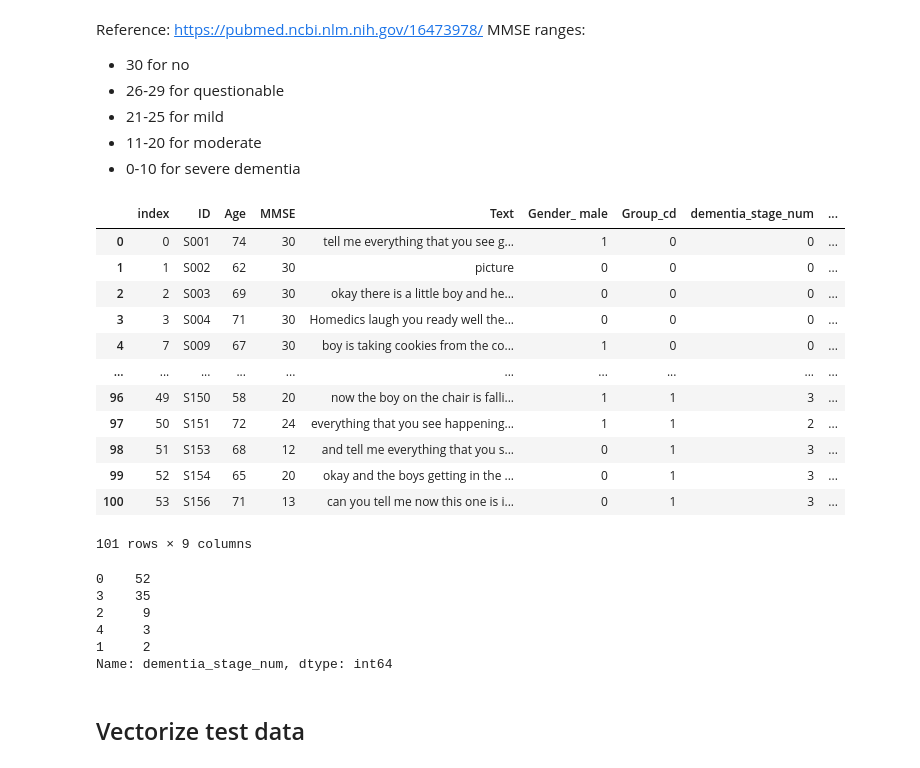
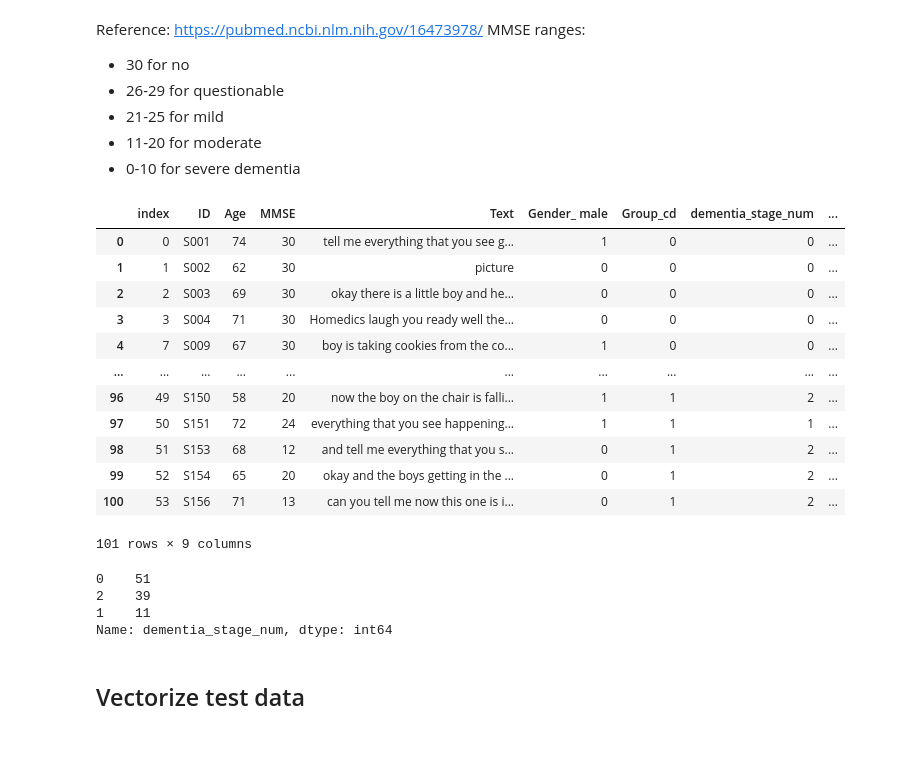
Before and after one commit to W210-SP21-Capstone-Dementia/model, a Jupyter notebook: Text-based model work.ipynb, the cells around one changed output. Saved outputs shown, nothing was run; the diff lists cells and outputs as text; code cells hidden in the pictures.

```diff
--- a/Text-based model work.ipynb
+++ b/Text-based model work.ipynb
@@ -326,46 +326,36 @@ merged_data['dementia_stage_text'] = 'None'
 # %%
 # Set dementia stage value for all row indexes which MMSE are in certain ranges
 
-# Questionable stage
-merged_data['dementia_stage_num'][(merged_data['MMSE'] > 25) & (merged_data['MMSE'] < 30)] = 1
-merged_data['dementia_stage_text'][(merged_data['MMSE'] > 25) & (merged_data['MMSE'] < 30)] = 'Questionable'
+# Mild stage
+merged_data['dementia_stage_num'][(merged_data['MMSE'] > 20) & (merged_data['MMSE'] < 30)] = 1
+merged_data['dementia_stage_text'][(merged_data['MMSE'] > 20) & (merged_data['MMSE'] < 30)] = 'Mild'
 
-# Mild stage
-merged_data['dementia_stage_num'][(merged_data['MMSE'] > 20) & (merged_data['MMSE'] < 26)] = 2
-merged_data['dementia_stage_text'][(merged_data['MMSE'] > 20) & (merged_data['MMSE'] < 26)] = 'Mild'
-
-# Moderate stage
-merged_data['dementia_stage_num'][(merged_data['MMSE'] > 10) & (merged_data['MMSE'] < 21)] = 3
-merged_data['dementia_stage_text'][(merged_data['MMSE'] > 10) & (merged_data['MMSE'] < 21)] = 'Moderate'
-
-# Severe stage
-merged_data['dementia_stage_num'][merged_data['MMSE'] < 10] = 4
-merged_data['dementia_stage_text'][merged_data['MMSE'] < 10] = 'Severe'
+# Moderate/Severe stage
+merged_data['dementia_stage_num'][(merged_data['MMSE'] < 21)] = 2
+merged_data['dementia_stage_text'][(merged_data['MMSE'] < 21)] = 'Moderate/Severe'
 
 merged_data
 # %% [output]
 |  | index | ID | Age | MMSE | Text | Gender_ male | Group_cd | dementia_stage_num | ... |
 | 0 | 0 | S001 | 74 | 30 | tell me everything that you see g... | 1 | 0 | 0 | ... |
 | 1 | 1 | S002 | 62 | 30 | picture | 0 | 0 | 0 | ... |
 | 2 | 2 | S003 | 69 | 30 | okay there is a little boy and he... | 0 | 0 | 0 | ... |
 | 3 | 3 | S004 | 71 | 30 | Homedics laugh you ready well the... | 0 | 0 | 0 | ... |
 | 4 | 7 | S009 | 67 | 30 | boy is taking cookies from the co... | 1 | 0 | 0 | ... |
 | ... | ... | ... | ... | ... | ... | ... | ... | ... | ... |
-| 96 | 49 | S150 | 58 | 20 | now the boy on the chair is falli... | 1 | 1 | 3 | ... |
-| 97 | 50 | S151 | 72 | 24 | everything that you see happening... | 1 | 1 | 2 | ... |
-| 98 | 51 | S153 | 68 | 12 | and tell me everything that you s... | 0 | 1 | 3 | ... |
-| 99 | 52 | S154 | 65 | 20 | okay and the boys getting in the ... | 0 | 1 | 3 | ... |
-| 100 | 53 | S156 | 71 | 13 | can you tell me now this one is i... | 0 | 1 | 3 | ... |
+| 96 | 49 | S150 | 58 | 20 | now the boy on the chair is falli... | 1 | 1 | 2 | ... |
+| 97 | 50 | S151 | 72 | 24 | everything that you see happening... | 1 | 1 | 1 | ... |
+| 98 | 51 | S153 | 68 | 12 | and tell me everything that you s... | 0 | 1 | 2 | ... |
+| 99 | 52 | S154 | 65 | 20 | okay and the boys getting in the ... | 0 | 1 | 2 | ... |
+| 100 | 53 | S156 | 71 | 13 | can you tell me now this one is i... | 0 | 1 | 2 | ... |
 101 rows × 9 columns
 # %%
 # See number of each type
 print(merged_data['dementia_stage_num'].value_counts())
 # %% [output]
-0    52
-3    35
-2     9
-4     3
-1     2
+0    51
+2    39
+1    11
 Name: dementia_stage_num, dtype: int64
 # %% [markdown]
 ## Vectorize test data
```
Also changed, not shown: parts of 12 cells of this notebook.
